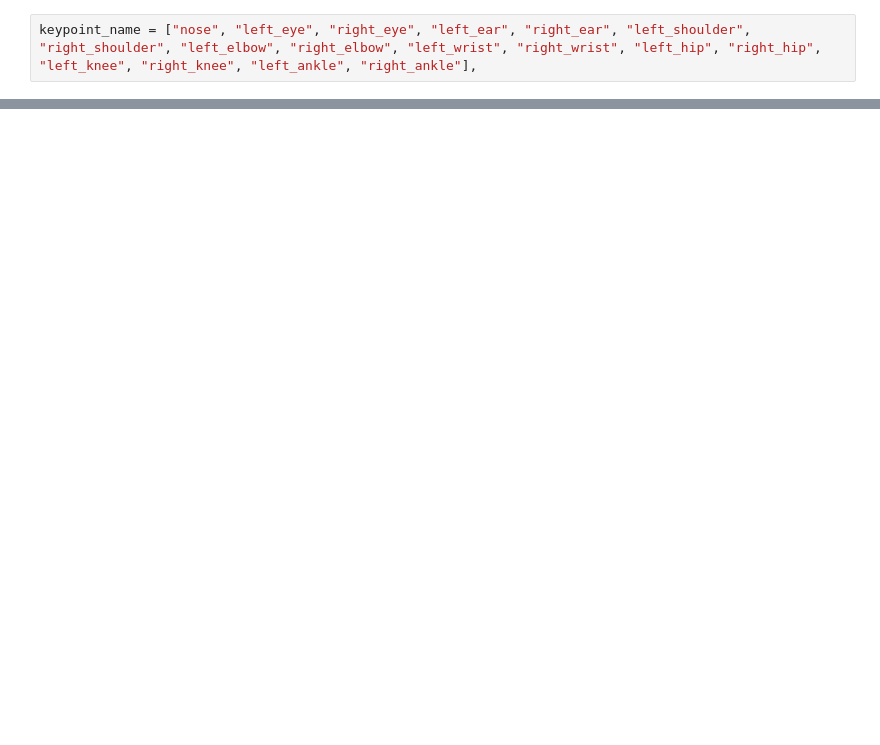
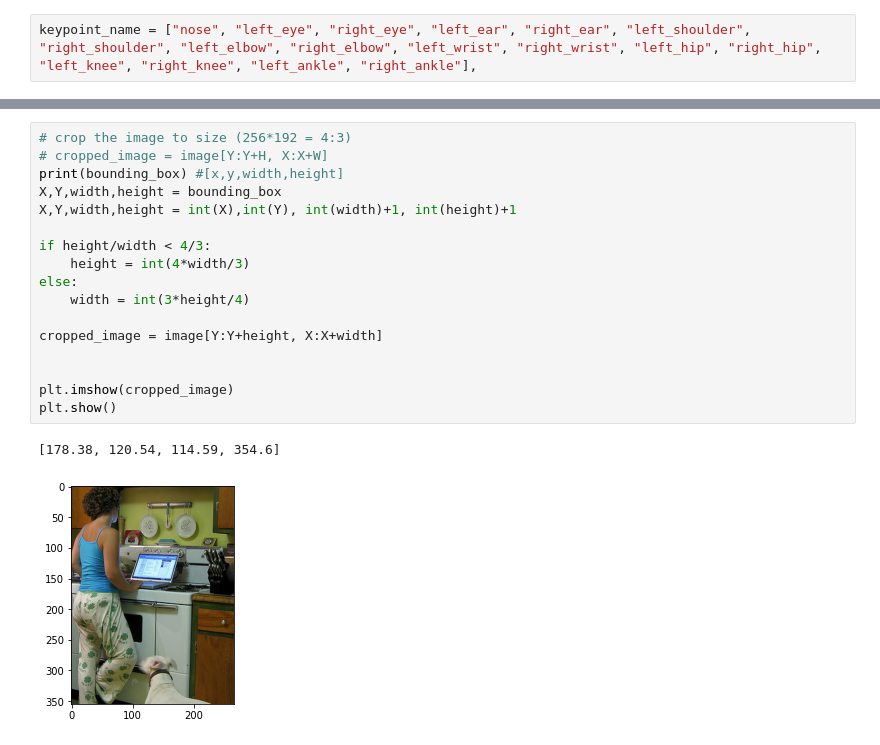
Before and after one commit to LittleSunfish/Human-Pose-Estimation, a Jupyter notebook: heatmap.ipynb, the cells around one changed output, grey strips where cells are left out. Cells and saved outputs as stored; diff of their text form; blank space fills up the shorter version.

```diff
--- a/heatmap.ipynb
+++ b/heatmap.ipynb
@@ -64,0 +83,20 @@ print(keypoint_confidence)
+# %%
+# crop the image to size (256*192 = 4:3)
+# cropped_image = image[Y:Y+H, X:X+W]
+print(bounding_box) #[x,y,width,height]
+X,Y,width,height = bounding_box
+X,Y,width,height = int(X),int(Y), int(width)+1, int(height)+1
+
+if height/width < 4/3:
+    height = int(4*width/3)
+else:
+    width = int(3*height/4)
+
+cropped_image = image[Y:Y+height, X:X+width]
+
+
+plt.imshow(cropped_image)
+plt.show()
+# %% [output]
+[178.38, 120.54, 114.59, 354.6]
+[figure, added]
```
Also changed, not shown: parts of 12 cells of this notebook.
